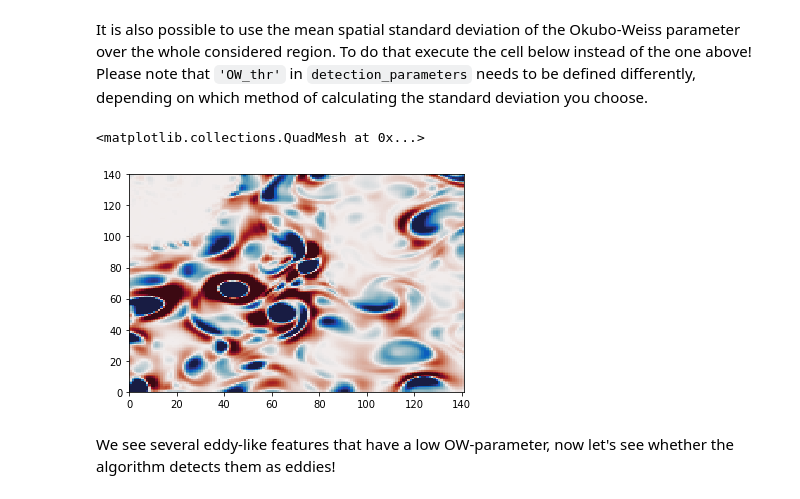
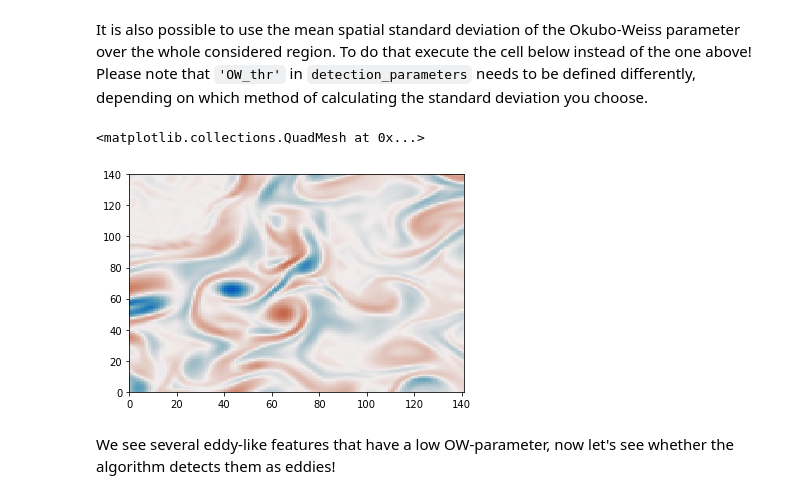
Before and after one commit to jk-rieck/eddytools, a Jupyter notebook: examples/run_eddytools_example_ORCA_OW.ipynb, the cells around one changed output. Drawn from its saved outputs; the diff is of its cells as text; code cells hidden in the pictures.

```diff
--- a/examples/run_eddytools_example_ORCA_OW.ipynb
+++ b/examples/run_eddytools_example_ORCA_OW.ipynb
@@ -194,10 +194,10 @@ data_int.to_netcdf(datapath + 'test_data.nc')
 data_int = xr.open_dataset(datapath + 'test_data.nc')
 # %%
 # Let's have a look at the fields
-plt.pcolormesh(data_int['OW'].isel(time=0), vmin=-1e-10, vmax=1e-10, cmap=cm.balance)
+plt.pcolormesh(data_int['vort'].isel(time=0), vmin=-5e-5, vmax=5e-5, cmap=cm.balance)
 # %% [output]
 <matplotlib.collections.QuadMesh at 0x...>
-[figure, old version]
+[figure, new version]
 # %% [markdown]
 We see several eddy-like features that have a low OW-parameter, now let's see whether the algorithm detects them as eddies!
 # %% [markdown]
```
Also changed, not shown: parts of 14 cells of this notebook, 3 other files.
